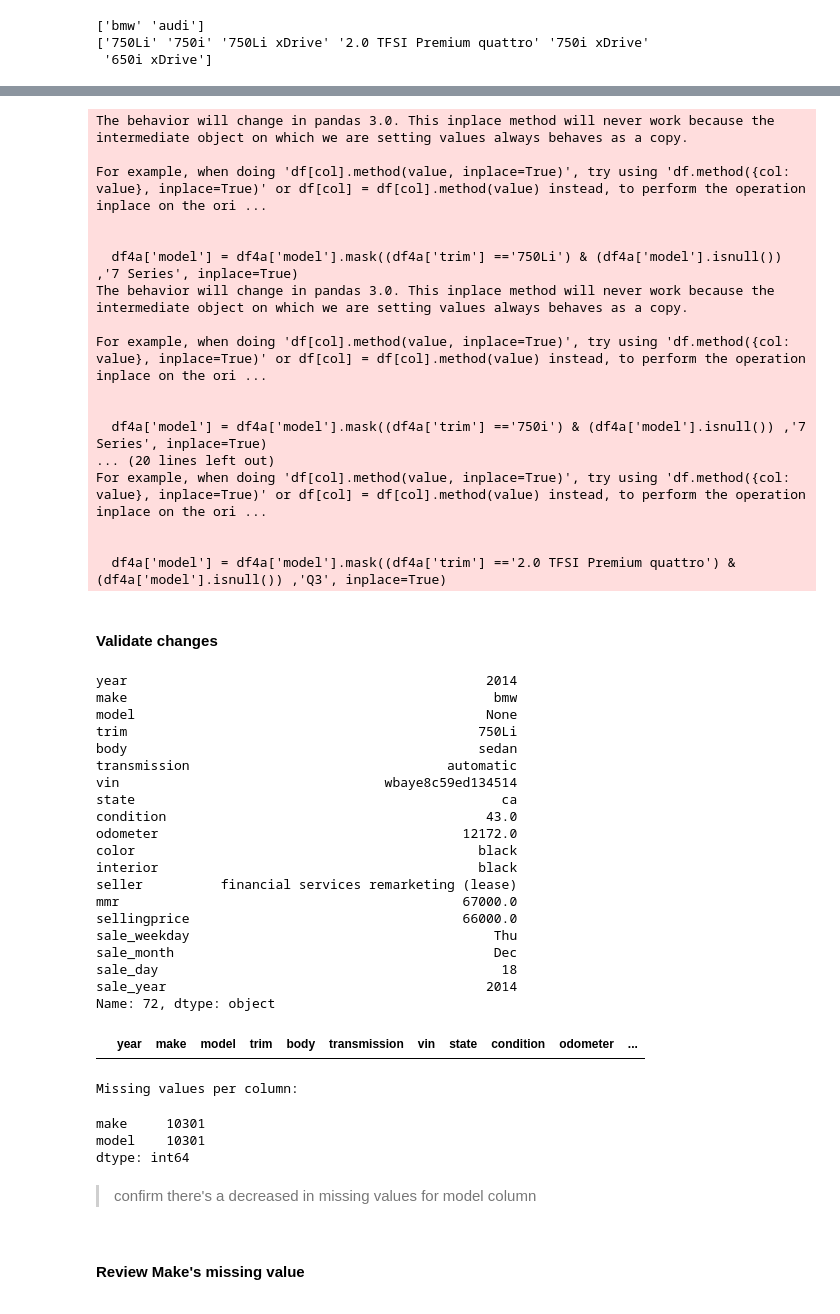
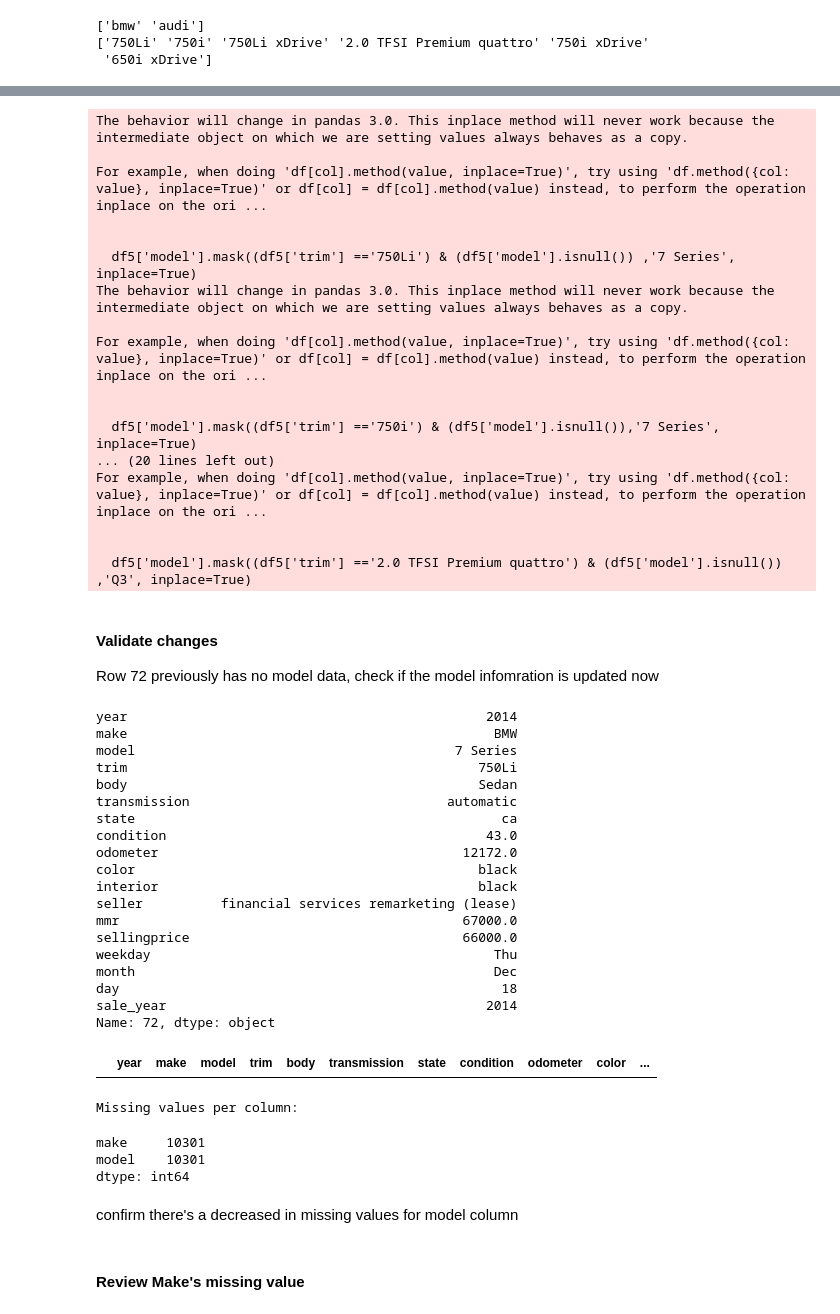
Before and after one commit to aprilhong/vehiclesales, a Jupyter notebook: Vehicle_DA.ipynb, the cells around one changed output, grey strips where cells are left out. Saved outputs shown, nothing was run; the diff lists cells and outputs as text; code cells hidden in the pictures.

```diff
--- a/Vehicle_DA.ipynb
+++ b/Vehicle_DA.ipynb
@@ -1048,0 +858,13 @@ df_ver = 'current: df4 = convert "-" in color and interior to nan. df3 = tranmis
+# %%
+# make a copy of the dataframe and save as new version
+df3 = df2.copy()
+
+# Replace the '-' symbol with NaN
+df3['color'].replace('—', np.nan,inplace=True)
+df3['interior'].replace('—', np.nan,inplace=True)
+
+# counts no. of rows where color = -
+print('Count of (—) in color:',df3.loc[df3['color'] == '—' ].shape[0],'rows')
+
+# counts no. of rows where color = -
+print('Count of (—) in interior:', df3.loc[df3['interior'] == '—' ].shape[0],'rows')
@@ -1048,0 +916,11 @@ df_ver = 'current: df4 = convert "-" in color and interior to nan. df3 = tranmis
+# %%
+df4 = df3.copy()
+
+# create new columns to store data from `saledate`
+df4[['weekday','month','day','sale_year','time','GMT','PST']] = df4['saledate'].str.split(' ',expand=True)
+
+# drop unecessary columns
+df4 = df4.drop(columns=['saledate','time','GMT','PST','vin'])
+
+# Display df
+df4.head(2)
@@ -1192,0 +1031,4 @@ df4a = df4.copy()
+# %%
+# create new dataframe to store updated data
+df5 = df4.copy()
+df5.head()
@@ -1193,41 +1042,41 @@ df4a = df4.copy()
 # %%
 # Replace missing model values with correct model found on google
-df4a['model'] = df4a['model'].mask((df4a['trim'] =='750Li') & (df4a['model'].isnull()) ,'7 Series', inplace=True)
-df4a['model'] = df4a['model'].mask((df4a['trim'] =='750i') & (df4a['model'].isnull()) ,'7 Series', inplace=True)
-df4a['model'] = df4a['model'].mask((df4a['trim'] =='750Li xDrive') & (df4a['model'].isnull()) ,'7 Series', inplace=True)
-df4a['model'] = df4a['model'].mask((df4a['trim'] =='750i xDrive') & (df4a['model'].isnull()) ,'7 Series', inplace=True)
-df4a['model'] = df4a['model'].mask((df4a['trim'] =='650i xDrive') & (df4a['model'].isnull()) ,'6 Series', inplace=True)
-df4a['model'] = df4a['model'].mask((df4a['trim'] =='2.0 TFSI Premium quattro') & (df4a['model'].isnull()) ,'Q3', inplace=True)
+df5['model'].mask((df5['trim'] =='750Li') & (df5['model'].isnull()) ,'7 Series', inplace=True)
+df5['model'].mask((df5['trim'] =='750i') & (df5['model'].isnull()),'7 Series', inplace=True)
+df5['model'].mask((df5['trim'] =='750Li xDrive') & (df5['model'].isnull()) ,'7 Series', inplace=True)
+df5['model'].mask((df5['trim'] =='750i xDrive') & (df5['model'].isnull()) ,'7 Series', inplace=True)
+df5['model'].mask((df5['trim'] =='650i xDrive') & (df5['model'].isnull()) ,'6 Series', inplace=True)
+df5['model'].mask((df5['trim'] =='2.0 TFSI Premium quattro') & (df5['model'].isnull()) ,'Q3', inplace=True)
 # %% [output]
 The behavior will change in pandas 3.0. This inplace method will never work because the intermediate object on which we are setting values always behaves as a copy.
 
 For example, when doing 'df[col].method(value, inplace=True)', try using 'df.method({col: value}, inplace=True)' or df[col] = df[col].method(value) instead, to perform the operation inplace on the ori ...
 
 
-  df4a['model'] = df4a['model'].mask((df4a['trim'] =='750Li') & (df4a['model'].isnull()) ,'7 Series', inplace=True)
+  df5['model'].mask((df5['trim'] =='750Li') & (df5['model'].isnull()) ,'7 Series', inplace=True)
 The behavior will change in pandas 3.0. This inplace method will never work because the intermediate object on which we are setting values always behaves as a copy.
 
 For example, when doing 'df[col].method(value, inplace=True)', try using 'df.method({col: value}, inplace=True)' or df[col] = df[col].method(value) instead, to perform the operation inplace on the ori ...
 
 
-  df4a['model'] = df4a['model'].mask((df4a['trim'] =='750i') & (df4a['model'].isnull()) ,'7 Series', inplace=True)
+  df5['model'].mask((df5['trim'] =='750i') & (df5['model'].isnull()),'7 Series', inplace=True)
 ... (20 lines left out)
 For example, when doing 'df[col].method(value, inplace=True)', try using 'df.method({col: value}, inplace=True)' or df[col] = df[col].method(value) instead, to perform the operation inplace on the ori ...
 
 
-  df4a['model'] = df4a['model'].mask((df4a['trim'] =='2.0 TFSI Premium quattro') & (df4a['model'].isnull()) ,'Q3', inplace=True)
+  df5['model'].mask((df5['trim'] =='2.0 TFSI Premium quattro') & (df5['model'].isnull()) ,'Q3', inplace=True)
-# %% [markdown]
-#### Validate changes
+# %% [markdown]
+#### Validate changes
+Row 72 previously has no model data, check if the model infomration is updated now
 # %%
-df4a.loc[72]
+df5.loc[72]
 # %% [output]
 year                                              2014
-make                                               bmw
-model                                             None
+make                                               BMW
+model                                         7 Series
 trim                                             750Li
-body                                             sedan
+body                                             Sedan
 transmission                                 automatic
-vin                                  wbaye8c59ed134514
 state                                               ca
 condition                                         43.0
 odometer                                       12172.0
@@ -1236,16 +1085,16 @@ interior                                         black
 seller          financial services remarketing (lease)
 mmr                                            67000.0
 sellingprice                                   66000.0
-sale_weekday                                       Thu
-sale_month                                         Dec
-sale_day                                            18
+weekday                                            Thu
+month                                              Dec
+day                                                 18
 sale_year                                         2014
 Name: 72, dtype: object
 # %%
 # check is there's any rows with missing models where trim and make is available
-df4a.loc[df4a['make'].notnull() & df4a['model'].isnull() & df4a['trim'].notnull() ]
+df5.loc[df5['make'].notnull() & df5['model'].isnull() & df5['trim'].notnull() ]
 # %% [output]
-|  | year | make | model | trim | body | transmission | vin | state | condition | odometer | ... |
+|  | year | make | model | trim | body | transmission | state | condition | odometer | color | ... |
 # %%
 # Display missing values per column in dataframe
 print('Missing values per column:')
@@ -1256,7 +1105,7 @@ make     10301
 model    10301
 dtype: int64
 # %% [markdown]
-> confirm there's a decreased in missing values for model column
+ confirm there's a decreased in missing values for model column
 # %% [markdown]
 #### Review Make's missing value
 # %%
```
Also changed, not shown: parts of 194 cells of this notebook.
